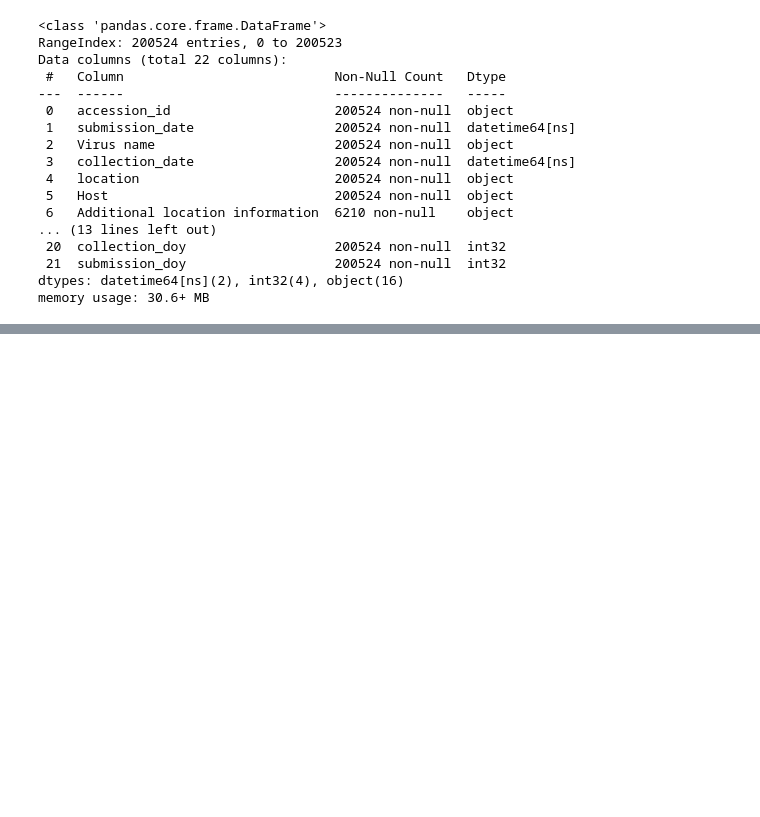
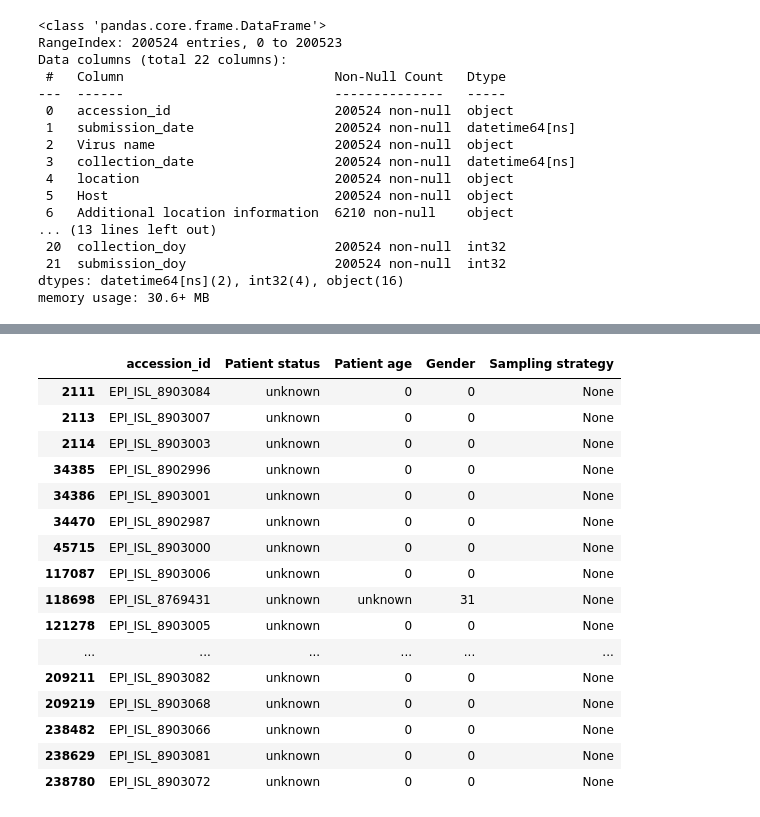
Before and after one commit to ASudu/EpiCoV_Summer25, a Jupyter notebook: src/compare_years.ipynb, the cells around one changed output, grey strips where cells are left out. Saved outputs shown, nothing was run; the diff lists cells and outputs as text; code cells hidden in the pictures; blank space fills up the shorter version.

```diff
--- a/src/compare_years.ipynb
+++ b/src/compare_years.ipynb
@@ -69,0 +295,7 @@ memory usage: 30.6+ MB
+# %%
+def isnum(x):
+    try:
+        float(x)
+        return True
+    except:
+        return False
@@ -69,0 +558,21 @@ memory usage: 30.6+ MB
+# %%
+float_mask = df22["Gender"].astype(str).apply(isnum)
+df22[float_mask][["accession_id", "Patient status", "Patient age", "Gender", "Sampling strategy"]]
+# %% [output]
+|  | accession_id | Patient status | Patient age | Gender | Sampling strategy |
+| 2111 | EPI_ISL_8903084 | unknown | 0 | 0 | None |
+| 2113 | EPI_ISL_8903007 | unknown | 0 | 0 | None |
+| 2114 | EPI_ISL_8903003 | unknown | 0 | 0 | None |
+| 34385 | EPI_ISL_8902996 | unknown | 0 | 0 | None |
+| 34386 | EPI_ISL_8903001 | unknown | 0 | 0 | None |
+| 34470 | EPI_ISL_8902987 | unknown | 0 | 0 | None |
+| 45715 | EPI_ISL_8903000 | unknown | 0 | 0 | None |
+| 117087 | EPI_ISL_8903006 | unknown | 0 | 0 | None |
+| 118698 | EPI_ISL_8769431 | unknown | unknown | 31 | None |
+| 121278 | EPI_ISL_8903005 | unknown | 0 | 0 | None |
+| ... | ... | ... | ... | ... | ... |
+| 209211 | EPI_ISL_8903082 | unknown | 0 | 0 | None |
+| 209219 | EPI_ISL_8903068 | unknown | 0 | 0 | None |
+| 238482 | EPI_ISL_8903066 | unknown | 0 | 0 | None |
+| 238629 | EPI_ISL_8903081 | unknown | 0 | 0 | None |
+| 238780 | EPI_ISL_8903072 | unknown | 0 | 0 | None |
```
Also changed, not shown: parts of 168 cells of this notebook.
